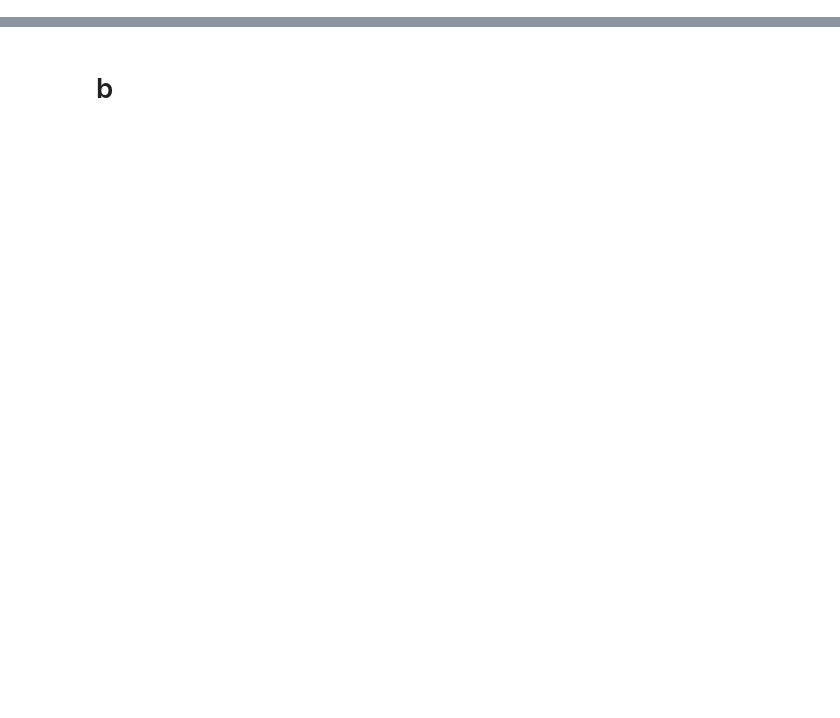
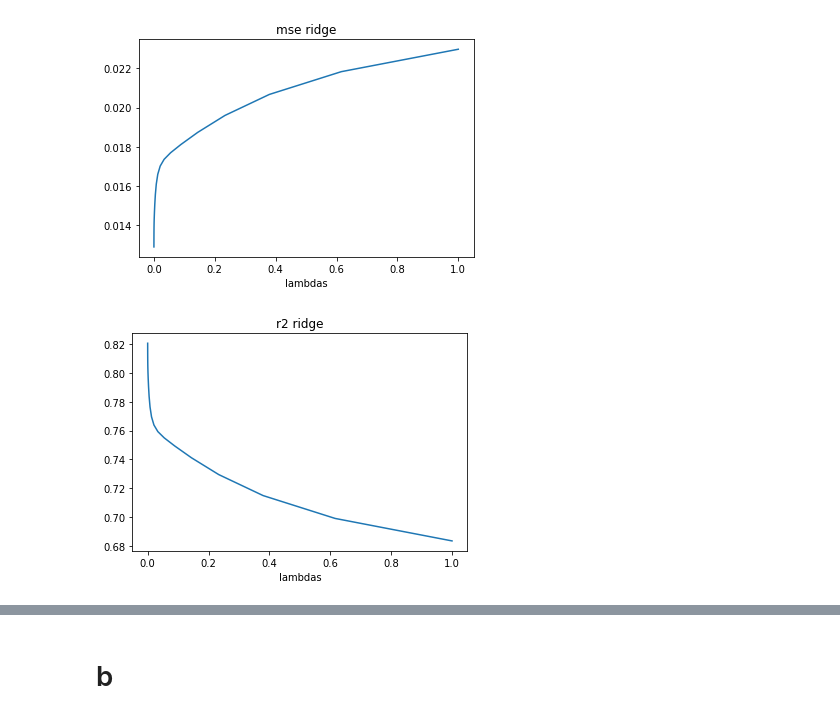
Before and after one commit to jkismul/MachineLearning, a Jupyter notebook: project1.ipynb, the cells around one changed output, grey strips where cells are left out. Drawn from its saved outputs; the diff is of its cells as text; code cells hidden in the pictures; blank space fills up the shorter version.

```diff
--- a/project1.ipynb
+++ b/project1.ipynb
@@ -358,0 +333,27 @@ for X_train, X_test, z_train, z_test in ksajjad(XX,zz,5):
+# %%
+pd = 5
+
+_lams = np.logspace(-4,0,20)
+# _lams = np.linspace(1e-4,1.,20)
+
+X = Model(x,y,pd)
+fish=[]
+rish=[]
+
+for i in _lams:
+    fish.append(kFoldRidge(k,X,z_n,i)[0])
+    rish.append(kFoldRidge(k,X,z_n,i)[1])
+plt.figure()
+plt.plot(_lams,fish)
+plt.title("mse ridge")
+plt.xlabel("lambdas")
+plt.show()
+plt.figure()
+plt.plot(_lams,rish)
+plt.title("r2 ridge")
+plt.xlabel("lambdas")
+
+plt.show()
+# %% [output]
+[figure, added]
+[figure, added]
```
Also changed, not shown: parts of 71 cells of this notebook.
